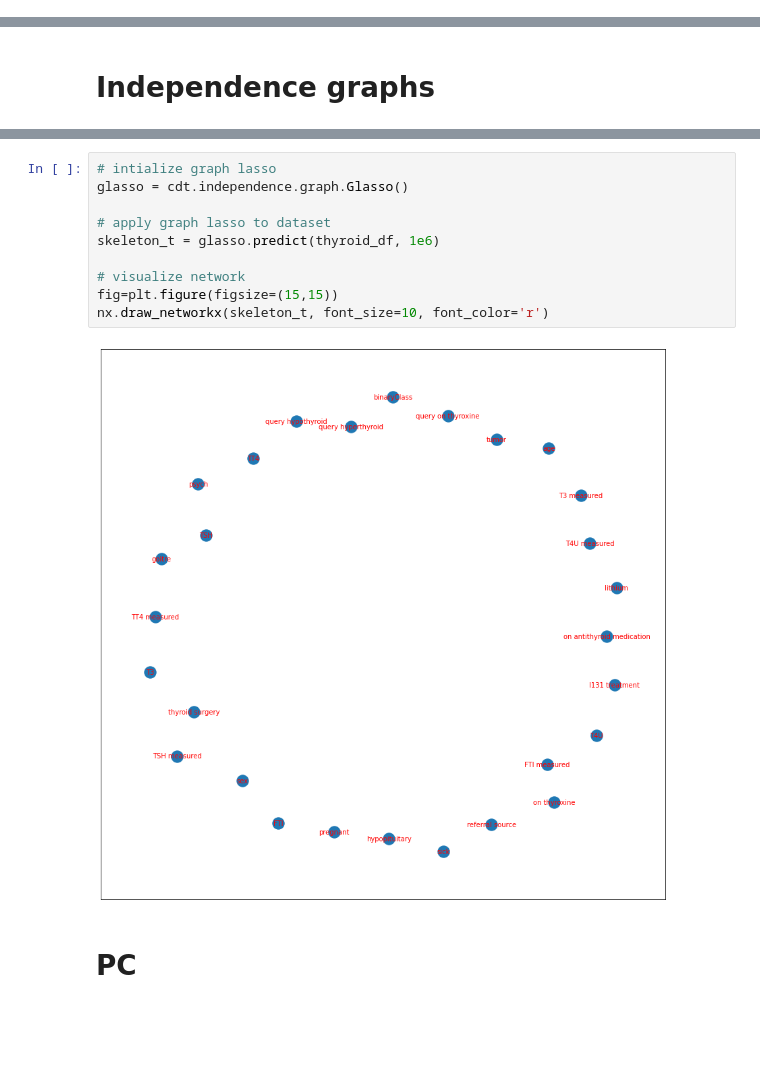
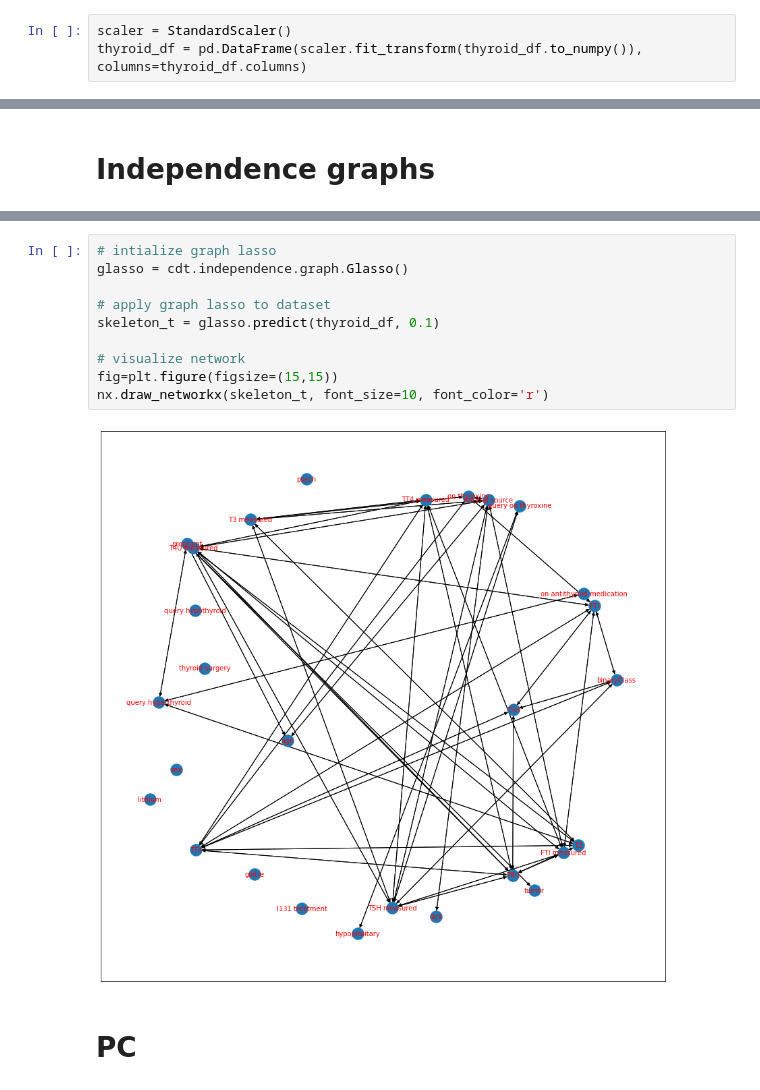
Before and after one commit to Gio99c/Causal-Discovery-Algorithms-on-Medical-Data, a Jupyter notebook: causal_discovery.ipynb, the cells around one changed output, grey strips where cells are left out. Drawn from its saved outputs; the diff is of its cells as text; blank space fills up the shorter version.

```diff
--- a/causal_discovery.ipynb
+++ b/causal_discovery.ipynb
@@ -96,6 +96,9 @@ thyroid_df.replace({'?': 0.}, inplace=True)
 # %%
 # There are no measurements for TBG, can be dropped
 thyroid_df.drop(columns=["TBG", "TBG measured"], inplace=True)
+# %%
+scaler = StandardScaler()
+thyroid_df = pd.DataFrame(scaler.fit_transform(thyroid_df.to_numpy()), columns=thyroid_df.columns)
 # %%
 thyroid_df
 # %% [output]
@@ -129,15 +132,15 @@ nx.draw_networkx(skeleton_bc, font_size=10, font_color='r')
 # %%
 # intialize graph lasso
 glasso = cdt.independence.graph.Glasso()
 
 # apply graph lasso to dataset
-skeleton_t = glasso.predict(thyroid_df, 1e6)
+skeleton_t = glasso.predict(thyroid_df, 0.1)
 
 # visualize network
 fig=plt.figure(figsize=(15,15))
 nx.draw_networkx(skeleton_t, font_size=10, font_color='r')
 # %% [output]
-[figure, old version]
+[figure, new version]
 # %% [markdown]
 # PC
 # %%
```
Also changed, not shown: parts of 12 cells of this notebook.
